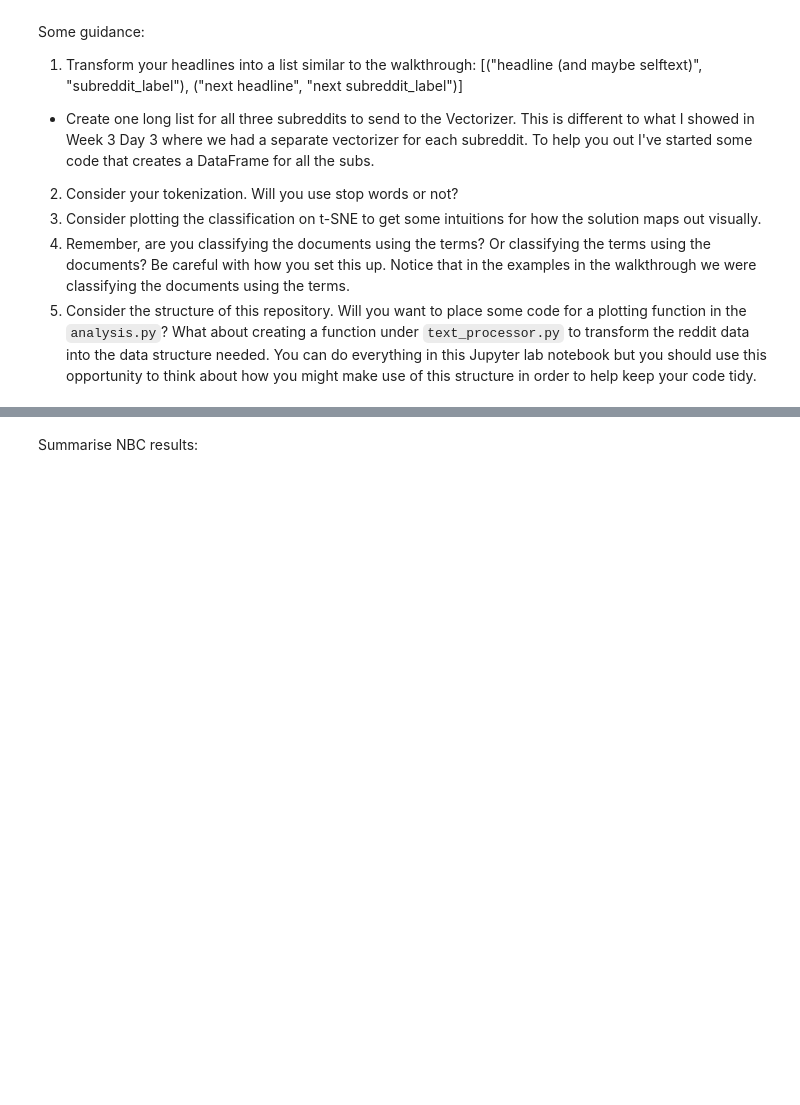
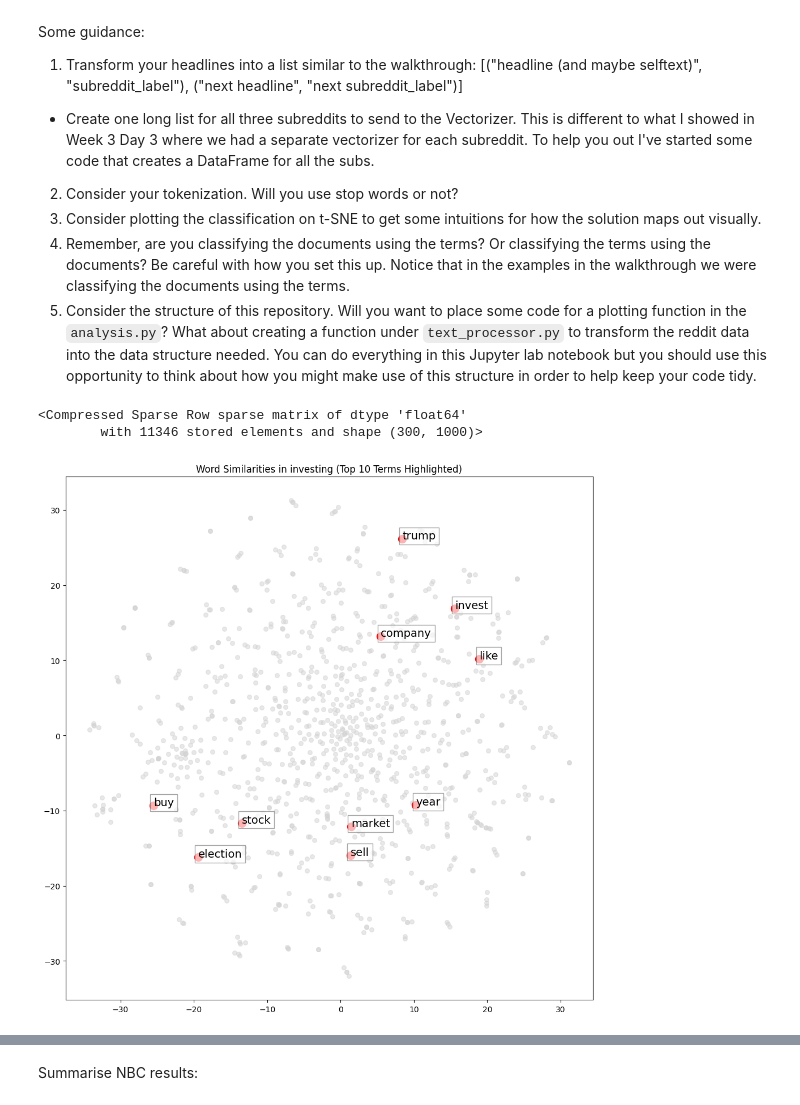
Before and after one commit to yingslim/oii-fsds-textanalysis, a Jupyter notebook: week4day1_lab.ipynb, the cells around one changed output, grey strips where cells are left out. Cells and saved outputs as stored; diff of their text form; code cells hidden in the pictures; blank space fills up the shorter version.

```diff
--- a/week4day1_lab.ipynb
+++ b/week4day1_lab.ipynb
@@ -25,14 +25,15 @@ import pickle
 from models.reddit_scraper import RedditScraper
 from config.settings import USER_AGENT
 from utils.analysis import *
+from sklearn.feature_extraction.text import CountVectorizer, TfidfVectorizer
 
 scraper = RedditScraper(USER_AGENT)
-subs_of_interest = ['unitedkingdom', 'ukpolitics', 'uknews']
+subs_of_interest = ['ValueInvesting', 'WallStreetBets', 'investing']
 
 posts_list = []
 
 for sub in subs_of_interest:
-    posts = scraper.get_subreddit_posts(sub, limit=100, cache=True)
+    posts = scraper.get_subreddit_posts(sub, limit=500, cache=True)
     df = create_posts_dataframe(posts)
     df['subreddit'] = sub
     posts_list.append(df)
@@ -43,0 +43,30 @@ posts_df = posts_df.reset_index(drop=True)
+# %%
+  # Check if posts is indeed a DataFrame
+def process_column(posts, include_selftext = False):
+    if not isinstance(posts, pd.DataFrame):
+      raise ValueError("Input `posts` should be a pandas DataFrame.")
+    texts = posts['title'].apply(preprocess_text)
+    if include_selftext:
+      # Add 'selftext' to each text if requested
+      texts += ' ' + posts['selftext'].apply(preprocess_text)
+
+    # Convert texts to a list format for further analysis
+    texts = texts.tolist()
+    return texts
+# %%
+text = process_column(posts_df, True)
+tfidf_matrix, feature_names = generate_tfidf_matrix(text)
+tfidf_matrix
+# %% [output]
+<Compressed Sparse Row sparse matrix of dtype 'float64'
+        with 11346 stored elements and shape (300, 1000)>
+# %%
+from utils.analysis import plot_word_similarities_tsne
+
+fig, ax = plot_word_similarities_tsne(tfidf_matrix,
+                                    feature_names,
+                                    n_highlight=10, # Try changing this value
+                                    title=sub)
+plt.show();
+# %% [output]
+[figure, added]
```
Also changed, not shown: parts of 10 cells of this notebook, 4 other files.
